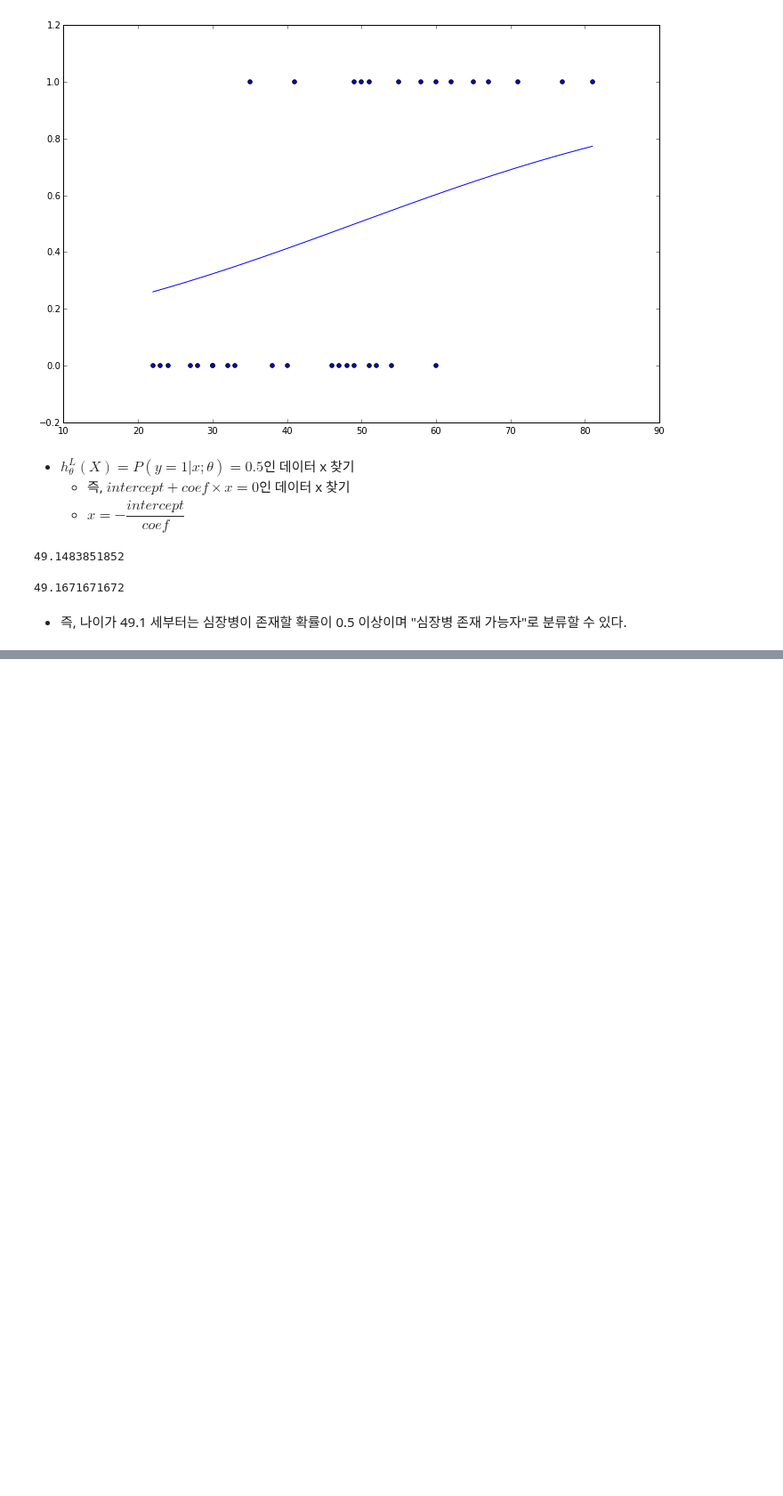
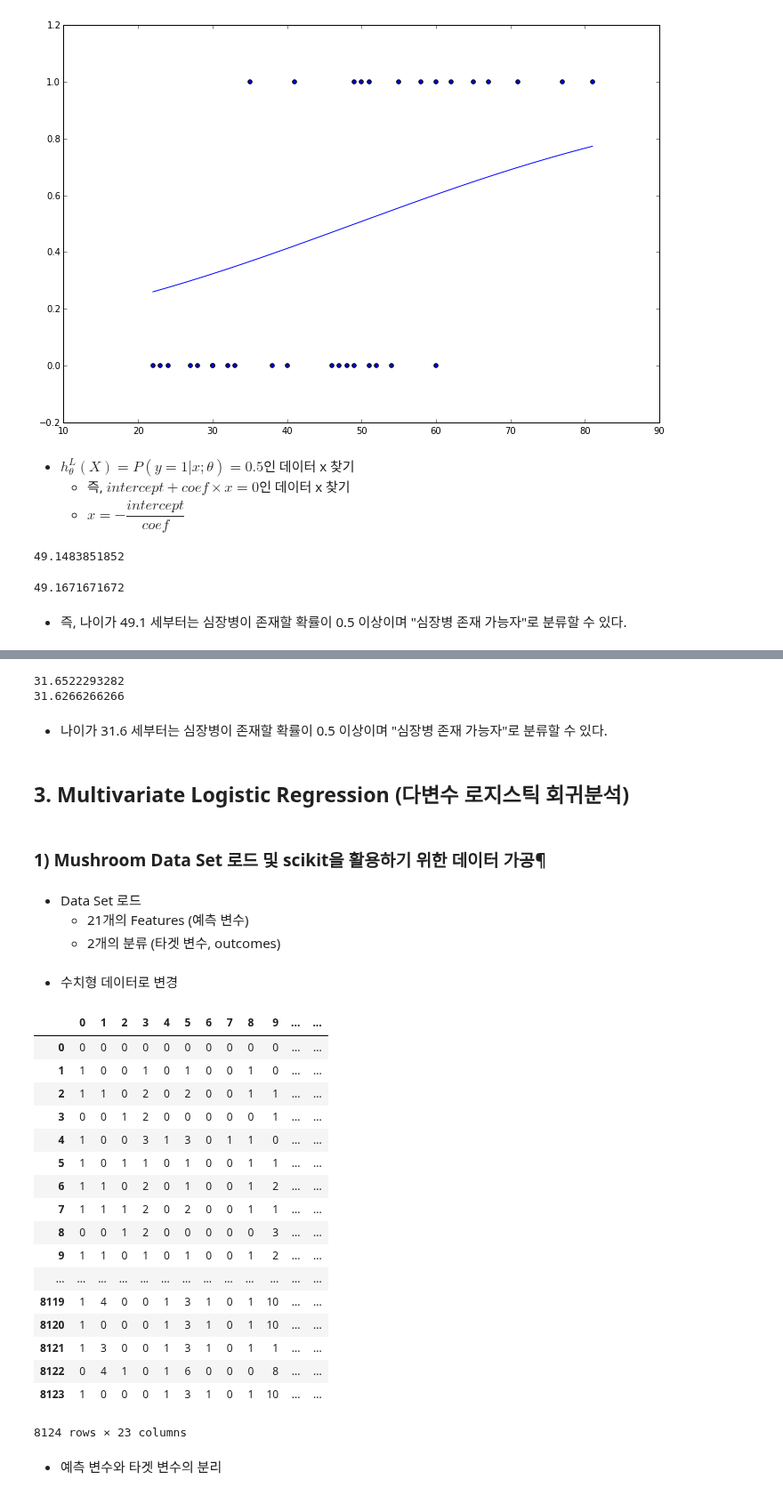
Before and after one commit to bluebibi/LINK_ML_BIG_DATA, a Jupyter notebook: logistic_linear_regression.ipynb, the cells around one changed output, grey strips where cells are left out. Shown at 89% size. Saved outputs shown, nothing was run; the diff lists cells and outputs as text; code cells hidden in the pictures; blank space fills up the shorter version.

```diff
--- a/logistic_linear_regression.ipynb
+++ b/logistic_linear_regression.ipynb
@@ -425,0 +215,58 @@ ax2.plot_surface(xx, yy, z, rstride=1, cstride=1, linewidth=0, color="yellow", s
+# %%
+print -1.0 * regr2.intercept_[0] / regr2.coef_[0][0]
+xx2 = np.linspace(age.min(), age.max(), 1000)
+for x in xx2:
+    if abs(logistic(h_theta(x)) - 0.5000) < 0.0005:
+        print x
+# %% [output]
+31.6522293282
+31.6266266266
+# %% [markdown]
+- 나이가 31.6 세부터는 심장병이 존재할 확률이 0.5 이상이며 "심장병 존재 가능자"로 분류할 수 있다.
+# %% [markdown]
+## 3.  Multivariate Logistic Regression (다변수 로지스틱 회귀분석)
+# %% [markdown]
+### 1) Mushroom Data Set 로드 및 scikit을 활용하기 위한 데이터 가공¶
+# %% [markdown]
+- Data Set 로드
+  - 21개의 Features (예측 변수)
+  - 2개의 분류 (타겟 변수, outcomes)
+# %%
+import urllib2
+path = 'http://archive.ics.uci.edu/ml/machine-learning-databases/mushroom/agaricus-lepiota.data'
+raw_csv = urllib2.urlopen(path)
+col_names = range(23)
+df = pd.read_csv(raw_csv, names = col_names)
+# %% [markdown]
+- 수치형 데이터로 변경
+# %%
+map_dic = {}
+num_columns = df.shape[1]
+for i in range(num_columns):
+    unique_array = df[i].unique()
+    map_dic_sub = {}
+    for j in range(len(unique_array)):
+        map_dic_sub[unique_array[j]] = j
+    df[i] = df[i].map(map_dic_sub)
+df
+# %% [output]
+|  | 0 | 1 | 2 | 3 | 4 | 5 | 6 | 7 | 8 | 9 | ... | ... |
+| 0 | 0 | 0 | 0 | 0 | 0 | 0 | 0 | 0 | 0 | 0 | ... | ... |
+| 1 | 1 | 0 | 0 | 1 | 0 | 1 | 0 | 0 | 1 | 0 | ... | ... |
+| 2 | 1 | 1 | 0 | 2 | 0 | 2 | 0 | 0 | 1 | 1 | ... | ... |
+| 3 | 0 | 0 | 1 | 2 | 0 | 0 | 0 | 0 | 0 | 1 | ... | ... |
+| 4 | 1 | 0 | 0 | 3 | 1 | 3 | 0 | 1 | 1 | 0 | ... | ... |
+| 5 | 1 | 0 | 1 | 1 | 0 | 1 | 0 | 0 | 1 | 1 | ... | ... |
+| 6 | 1 | 1 | 0 | 2 | 0 | 1 | 0 | 0 | 1 | 2 | ... | ... |
+| 7 | 1 | 1 | 1 | 2 | 0 | 2 | 0 | 0 | 1 | 1 | ... | ... |
+| 8 | 0 | 0 | 1 | 2 | 0 | 0 | 0 | 0 | 0 | 3 | ... | ... |
+| 9 | 1 | 1 | 0 | 1 | 0 | 1 | 0 | 0 | 1 | 2 | ... | ... |
+| ... | ... | ... | ... | ... | ... | ... | ... | ... | ... | ... | ... | ... |
+| 8119 | 1 | 4 | 0 | 0 | 1 | 3 | 1 | 0 | 1 | 10 | ... | ... |
+| 8120 | 1 | 0 | 0 | 0 | 1 | 3 | 1 | 0 | 1 | 10 | ... | ... |
+| 8121 | 1 | 3 | 0 | 0 | 1 | 3 | 1 | 0 | 1 | 1 | ... | ... |
+| 8122 | 0 | 4 | 1 | 0 | 1 | 6 | 0 | 0 | 0 | 8 | ... | ... |
+| 8123 | 1 | 0 | 0 | 0 | 1 | 3 | 1 | 0 | 1 | 10 | ... | ... |
+8124 rows × 23 columns
+# %% [markdown]
+- 예측 변수와 타겟 변수의 분리
```
Also changed, not shown: parts of 75 cells of this notebook, 2 other files.
